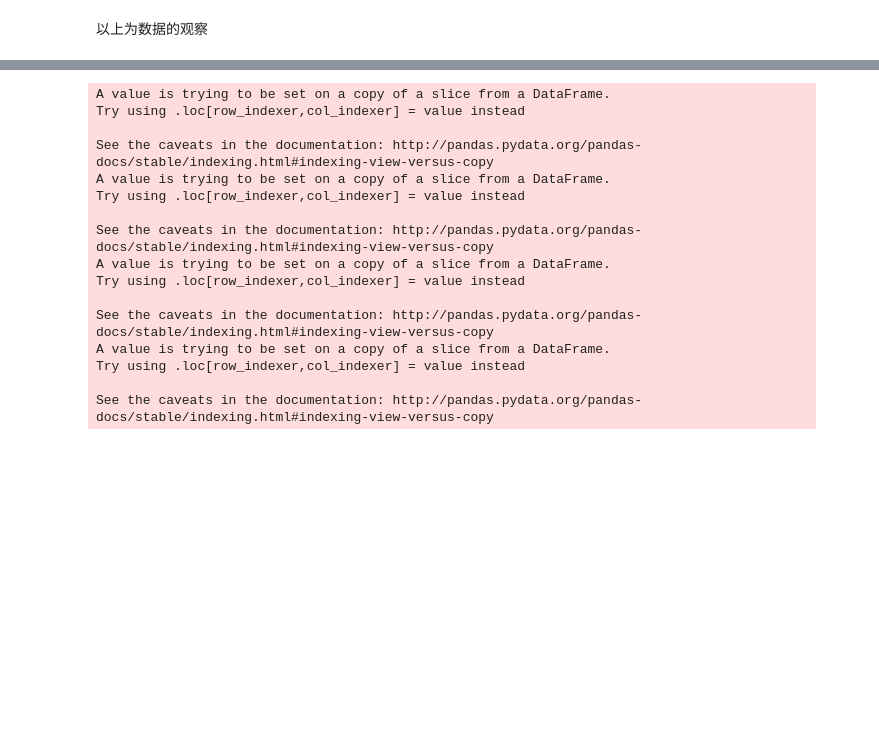
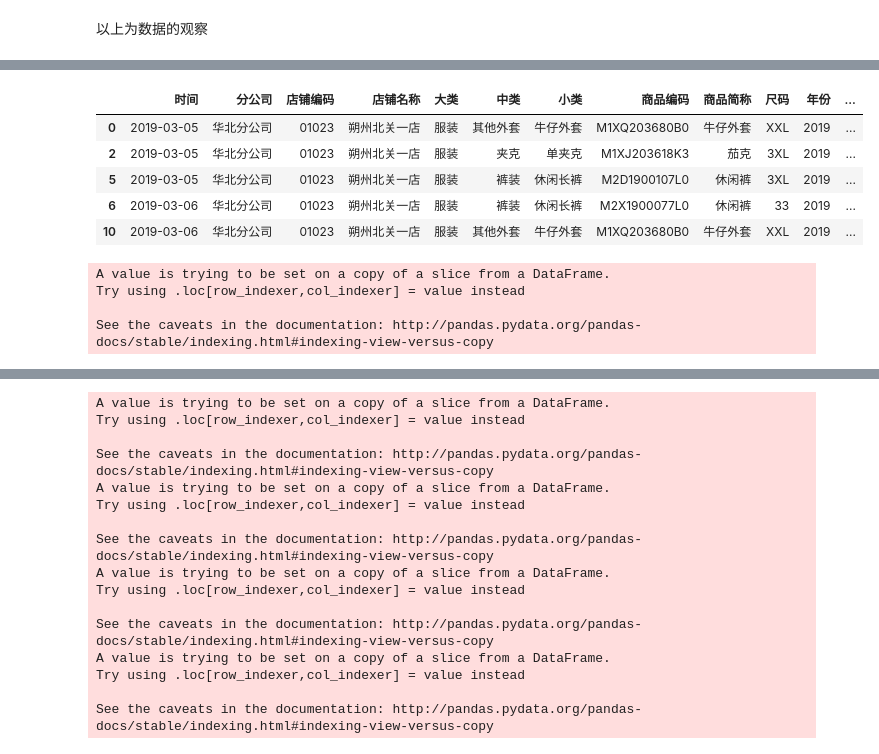
Before and after one commit to gix-fashion/Exploration, a Jupyter notebook: 正价保护.ipynb, the cells around one changed output, grey strips where cells are left out. Cells and saved outputs as stored; diff of their text form; code cells hidden in the pictures; blank space fills up the shorter version.

```diff
--- a/正价保护.ipynb
+++ b/正价保护.ipynb
@@ -254,0 +277,31 @@ coms
+# %%
+df1.head()
+# %% [output]
+|  | 时间 | 分公司 | 店铺编码 | 店铺名称 | 大类 | 中类 | 小类 | 商品编码 | 商品简称 | 尺码 | 年份 | ... |
+| 0 | 2019-03-05 | 华北分公司 | 01023 | 朔州北关一店 | 服装 | 其他外套 | 牛仔外套 | M1XQ203680B0 | 牛仔外套 | XXL | 2019 | ... |
+| 2 | 2019-03-05 | 华北分公司 | 01023 | 朔州北关一店 | 服装 | 夹克 | 单夹克 | M1XJ203618K3 | 茄克 | 3XL | 2019 | ... |
+| 5 | 2019-03-05 | 华北分公司 | 01023 | 朔州北关一店 | 服装 | 裤装 | 休闲长裤 | M2D1900107L0 | 休闲裤 | 3XL | 2019 | ... |
+| 6 | 2019-03-06 | 华北分公司 | 01023 | 朔州北关一店 | 服装 | 裤装 | 休闲长裤 | M2X1900077L0 | 休闲裤 | 33 | 2019 | ... |
+| 10 | 2019-03-06 | 华北分公司 | 01023 | 朔州北关一店 | 服装 | 其他外套 | 牛仔外套 | M1XQ203680B0 | 牛仔外套 | XXL | 2019 | ... |
+# %%
+df_ = pd.DataFrame()
+com = coms[0]
+
+#df = pd.read_csv("全国销售.csv")
+for i in [3,4,5]:
+    df = df1[(df1["月份"]==i)]
+    m = pd.read_csv(str(i)+"月正价保护.csv")
+    df["销售日"] = pd.to_datetime(df["时间"]).apply(lambda x : x.strftime("%d")).astype("int")
+    m_ = m[m["分公司"]==com]
+    df__=df.groupby(by = ["时间","店铺编码","经营定位","分公司","商品编码","吊牌金额","年份","月份"],sort = False).sum().reset_index(["时间","分公司","经营定位","商品编码","店铺编码","吊牌金额"]).merge(m_,how = "inner",on = "商品编码",suffixes = ("_x","_y"))
+    df__["保护"] = (df__["销售日"]>=df__["日"])*df__["经营定位"].apply(lambda x:1 if x=="正价店"  else -1 if x=="常规店" else 0 )
+    df_ = pd.concat([df_,df__])
+
+df_=df_[-(df_["保护"]==0)]
+df_.drop(['时间','销售日','分公司_y','日'],axis = 1, inplace = True)
+df_ = df_.groupby(by = ["店铺编码","经营定位","分公司_x","商品编码","吊牌金额","保护"],sort = False).sum().reset_index()
+# %% [output]
+A value is trying to be set on a copy of a slice from a DataFrame.
+Try using .loc[row_indexer,col_indexer] = value instead
+
+See the caveats in the documentation: http://pandas.pydata.org/pandas-docs/stable/indexing.html#indexing-view-versus-copy
```
Also changed, not shown: parts of 17 cells of this notebook.
